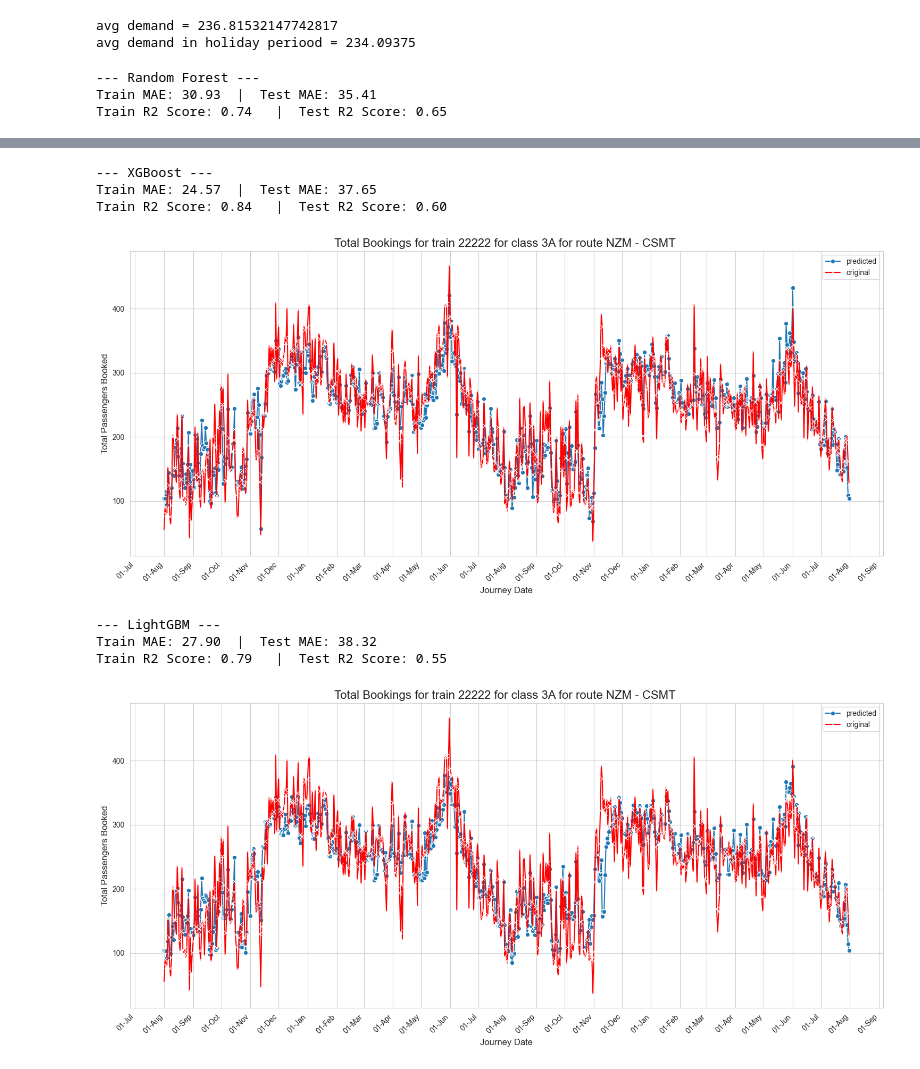
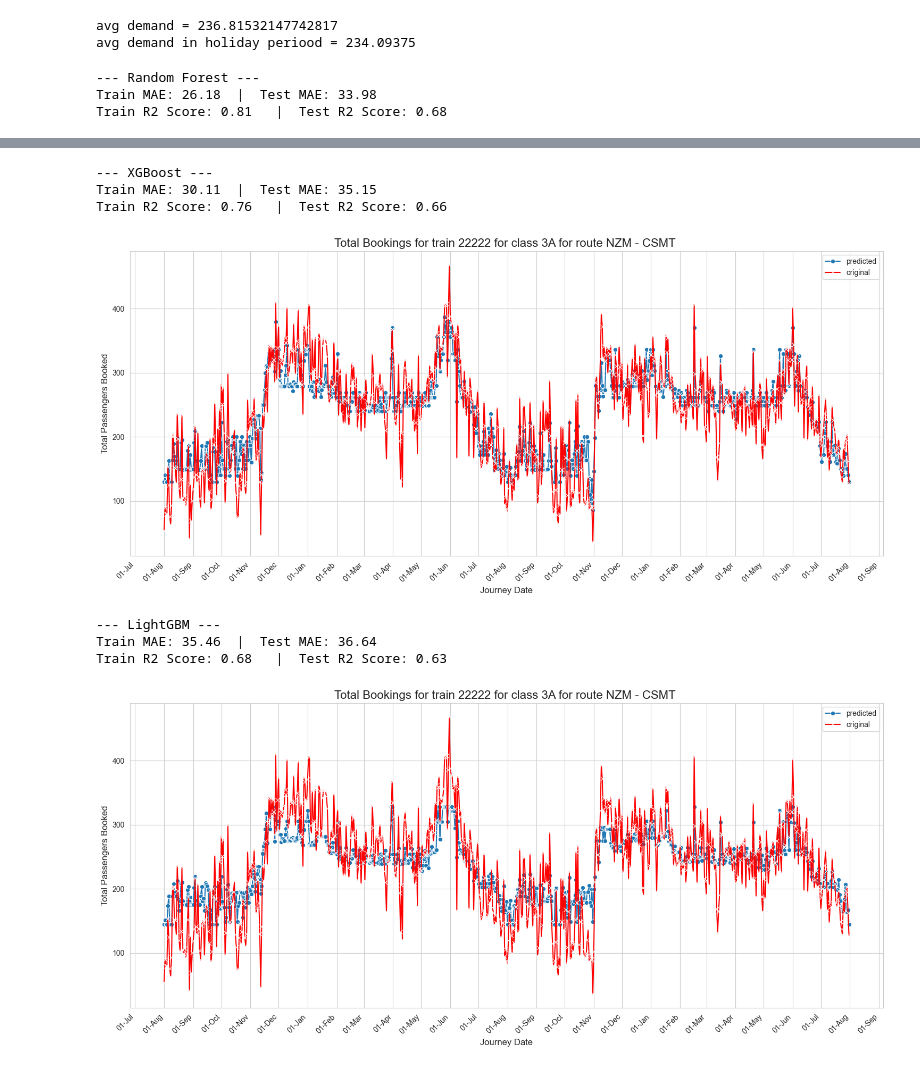
Before and after one commit to yashu1819/DPonTrain, a Jupyter notebook: ML/TrainDemandGeneral.ipynb, the cells around one changed output, grey strips where cells are left out. Cells and saved outputs as stored; diff of their text form; code cells hidden in the pictures.

```diff
--- a/ML/TrainDemandGeneral.ipynb
+++ b/ML/TrainDemandGeneral.ipynb
@@ -34,5 +34,15 @@ else:
         (df['brdpt_code']==brdpt) &
         (df['resupto_code']==resupto)
     ].copy()
+df['days_to_departure'] = (df['journey_date'] - df['booking_date']).dt.days
 
-df=df.groupby('journey_date')['PSGN'].sum().reset_index()
+# passengers booked with days_to_departure >= 30 (feature)
+df['psgn_advanced'] = np.where(df['days_to_departure'] > 30, df['PSGN'], 0)
+
+# 2. Group by 'journey_date' and aggregate both columns
+df = df.groupby('journey_date').agg(
+    total_psgn=('PSGN', 'sum'),
+    psgn_over_30_days=('psgn_advanced', 'sum')
+).reset_index()
+
+print(df)
@@ -263,8 +289,11 @@ features = [
     'month_cos',
     'is_diwali',
     'is_holi',
+    'psgn_over_30_days'
 
 ]
+df = df.set_index('journey_date').sort_index()
+
 X = df[features]
 y = df['total_psgn']
 
@@ -273,20 +302,22 @@ from sklearn.model_selection import train_test_split
 X_train, X_test, y_train, y_test = train_test_split(X, y, test_size=0.2, random_state=42)
 
 # --- 4. Import, Train, and Evaluate Models ---
+
 from sklearn.linear_model import LinearRegression
 from sklearn.ensemble import RandomForestRegressor
 from xgboost import XGBRegressor
 from sklearn.metrics import mean_absolute_error, mean_squared_error, r2_score
 import lightgbm as lgb
 
-x= int((y_train.mean()))
+x= int((y_train.mean())/20)
 # Initialize models
 models = {
     # "Linear Regression": LinearRegression(),
 
     "Random Forest": RandomForestRegressor( max_depth=5,n_estimators=max(10,x), random_state=42 ),
     "XGBoost": XGBRegressor(max_depth=2, n_estimators=max(10,x), random_state=42,reg_lambda=1 ),
-    "LightGBM": lgb.LGBMRegressor(verbose=-1,max_depth=5,n_estimators=max(10,x), random_state=42,reg_lambda=1 )
+    "LightGBM": lgb.LGBMRegressor(verbose=-1,max_depth=5,n_estimators=max(10,x), random_state=42,reg_lambda=1 ),
+
 }
 
 # Loop to train and evaluate each model
@@ -321,5 +352,5 @@ for name, model in models.items():
     plot_booking_graph()
 # %% [output]
 --- Random Forest ---
-Train MAE: 30.93  |  Test MAE: 35.41
-Train R2 Score: 0.74   |  Test R2 Score: 0.65
+Train MAE: 26.18  |  Test MAE: 33.98
+Train R2 Score: 0.81   |  Test R2 Score: 0.68
@@ -327,8 +358,8 @@ Train R2 Score: 0.74   |  Test R2 Score: 0.65
 --- XGBoost ---
-Train MAE: 24.57  |  Test MAE: 37.65
-Train R2 Score: 0.84   |  Test R2 Score: 0.60
+Train MAE: 30.11  |  Test MAE: 35.15
+Train R2 Score: 0.76   |  Test R2 Score: 0.66
-[figure, old version]
+[figure, new version]
 --- LightGBM ---
-Train MAE: 27.90  |  Test MAE: 38.32
-Train R2 Score: 0.79   |  Test R2 Score: 0.55
+Train MAE: 35.46  |  Test MAE: 36.64
+Train R2 Score: 0.68   |  Test R2 Score: 0.63
-[figure, old version]
+[figure, new version]
```
Also changed, not shown: parts of 3 cells of this notebook, 11 other files.
